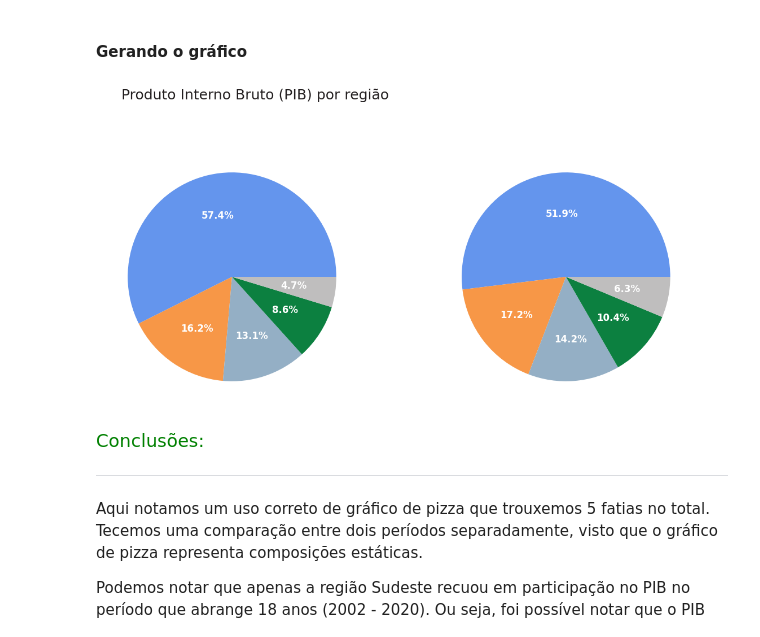
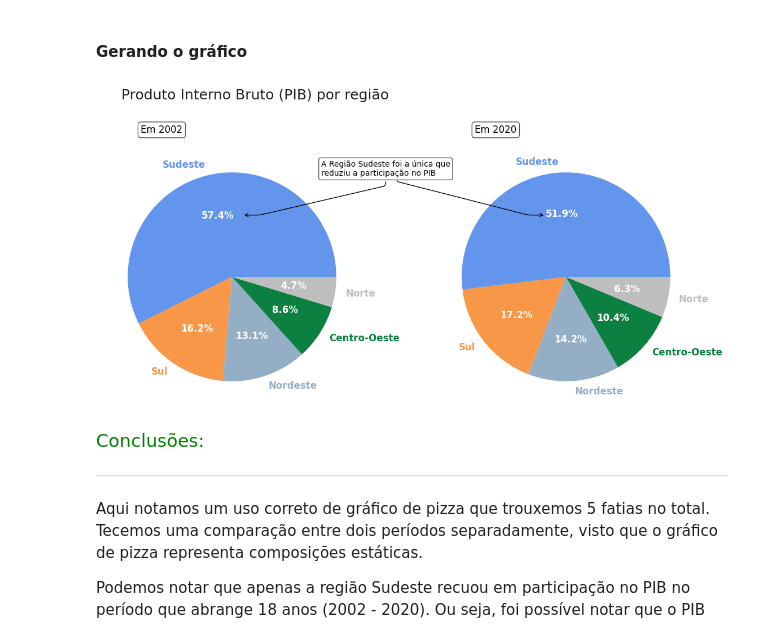
Before and after one commit to lukaswyllis/formacao-avancando-em-data-science-com-python, a Jupyter notebook: Curso 3 - Data Visualization - Gráficos de composição e relacionamento.ipynb, the cells around one changed output. Saved outputs shown, nothing was run; the diff lists cells and outputs as text; code cells hidden in the pictures.

```diff
--- a/Curso 3 - Data Visualization - Gráficos de composição e relacionamento.ipynb
+++ b/Curso 3 - Data Visualization - Gráficos de composição e relacionamento.ipynb
@@ -44,9 +44,9 @@ A cada aula, vamos passar por uma base de dados e tecer nossas análises de acor
 # %%
 # Definindo a paleta de cores
 AZUL1, AZUL2, AZUL3, AZUL4, AZUL5, AZUL6 = '#174A7E', '#4A81BF', "#6495ED", '#2596BE', '#94AFC5', '#CDDBF3'
-CINZA1, CINZA2, CINZA3, CINZA4, CINZA5, BRANCO = '#231F20', '#414040', '#555655', '#A6A6A5', '#BFBEBE', '#FFFFFF'
-VERMELHO1, VERMELHO2, LARANJA1 = '#C3514E',	'#E6BAB7',	'#F79747'
-VERDE1, VERDE2, VERDE3 = '#0C8040',	'#9ABB59', '#9ECCB3'
+CINZA1, CINZA2, CINZA3, CINZA4, CINZA5, CINZA6, BRANCO = '#231F20', '#414040', '#555655', '#A6A6A5', '#BFBEBE', '#CED4DA', '#FFFFFF'
+VERMELHO1, VERMELHO2, LARANJA1 = '#C3514E',	'#E6BAB7', '#F79747'
+VERDE1, VERDE2, VERDE3 = '#0C8040', '#9ABB59', '#9ECCB3'
 # %% [markdown]
 ## **1.2 - Apresentando a base de dados**
 
@@ -227,52 +227,52 @@ display(df_pib_2002, df_pib_2020)
 # Importando as bibliotecas
 import matplotlib.pyplot as plt
 
 # Área do gráfico e tema da visualização
 fig, axs = plt.subplots(1, 2, figsize=(14,6))
 
 # Definindo as cores do gráfico
 cores = [AZUL3, LARANJA1, AZUL5 , VERDE1, CINZA5]
 
 # Personalizando o gráfico
 plt.suptitle('Produto Interno Bruto (PIB) por região', fontsize=18, color=CINZA1, ha = 'right', x = 0.5, y = 1.05)
 
 # GRÁFICO 1 - PIB de 2002 por região
 ptc, text, _ = axs[0].pie(data=df_pib_2002, x='pib', labels=df_pib_2002.index, autopct='%.1f%%', pctdistance=0.6, textprops={'size':12, 'fontweight': 'bold', 'color':BRANCO}, colors=cores)
 
-# # Título do Gráfico 1
-# axs[0].annotate("Em 2002", xy=(50, 350), size =12, xycoords='axes points',
-#             bbox=dict(boxstyle="round", fc=BRANCO, ec=CINZA3))
+# Título do Gráfico 1
+axs[0].annotate("Em 2002", xy=(50, 350), size =12, xycoords='axes points',
+            bbox=dict(boxstyle="round", fc=BRANCO, ec=CINZA3))
 
-# # Ajustando as cores das regiões relativas as fatias
-# for i, p in enumerate(ptc):
-#   text[i].set_color(p.get_facecolor())
+# Ajustando as cores das regiões relativas as fatias
+for i, p in enumerate(ptc):
+  text[i].set_color(p.get_facecolor())
 
 #######################################
 
 # GRÁFICO 2 - PIB de 2020 por região
 ptc, text, _ = axs[1].pie(data=df_pib_2020, x='pib', labels=df_pib_2020.index, autopct='%.1f%%', pctdistance=0.6, textprops={'size':12, 'fontweight': 'bold', 'color':BRANCO}, colors=cores)
 
-# # Título do Gráfico 2
-# axs[1].annotate("Em 2020", xy=(50, 350), size =12, xycoords='axes points',
-#             bbox=dict(boxstyle="round", fc=BRANCO, ec=CINZA3))
+# Título do Gráfico 2
+axs[1].annotate("Em 2020", xy=(50, 350), size =12, xycoords='axes points',
+            bbox=dict(boxstyle="round", fc=BRANCO, ec=CINZA3))
 
-# # Ajustando as cores das regiões relativas as fatias
-# for i, p in enumerate(ptc):
-#   text[i].set_color(p.get_facecolor())
+# Ajustando as cores das regiões relativas as fatias
+for i, p in enumerate(ptc):
+  text[i].set_color(p.get_facecolor())
 
 #######################################
 
-# axs[0].annotate('A Região Sudeste foi a única que\nreduziu a participação no PIB',
-#             xy=(180, 245), xycoords='axes points', xytext=(280, 295), textcoords='axes points',
-#             bbox=dict(boxstyle="round", fc=BRANCO, ec=CINZA3),
-#             size=10, arrowprops=dict(arrowstyle="->", fc=CINZA1, connectionstyle="arc,angleA=-90,angleB=0,armA=30,armB=30,rad=5"))
+axs[0].annotate('A Região Sudeste foi a única que\nreduziu a participação no PIB',
+            xy=(180, 245), xycoords='axes points', xytext=(280, 295), textcoords='axes points',
+            bbox=dict(boxstyle="round", fc=BRANCO, ec=CINZA3),
+            size=10, arrowprops=dict(arrowstyle="->", fc=CINZA1, connectionstyle="arc,angleA=-90,angleB=0,armA=30,armB=30,rad=5"))
 
-# axs[1].annotate('\n\n', xy=(140, 245), xycoords='axes points', xytext=(-50, 295), textcoords='axes points',
-#             size=10, arrowprops=dict(arrowstyle="->", fc=CINZA1, connectionstyle="arc,angleA=-90,angleB=0,armA=30,armB=-30,rad=5"))
+axs[1].annotate('\n\n', xy=(140, 245), xycoords='axes points', xytext=(-50, 295), textcoords='axes points',
+            size=10, arrowprops=dict(arrowstyle="->", fc=CINZA1, connectionstyle="arc,angleA=-90,angleB=0,armA=30,armB=-30,rad=5"))
 
 plt.show()
 # %% [output]
-[figure, old version]
+[figure, new version]
 # %% [markdown]
 <font color=green size=4> Conclusões: </font>
 
```
Also changed, not shown: parts of 10 cells of this notebook.
